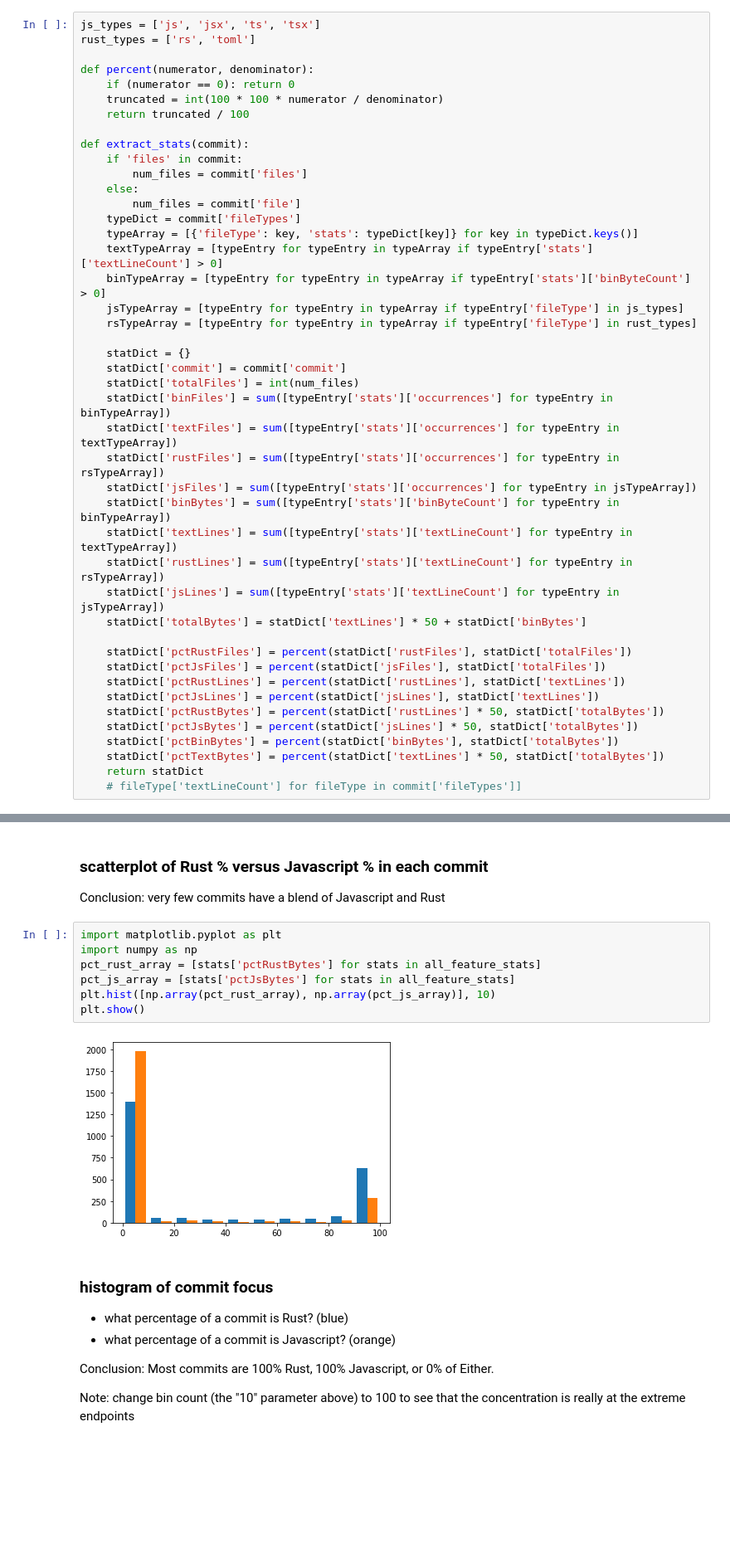
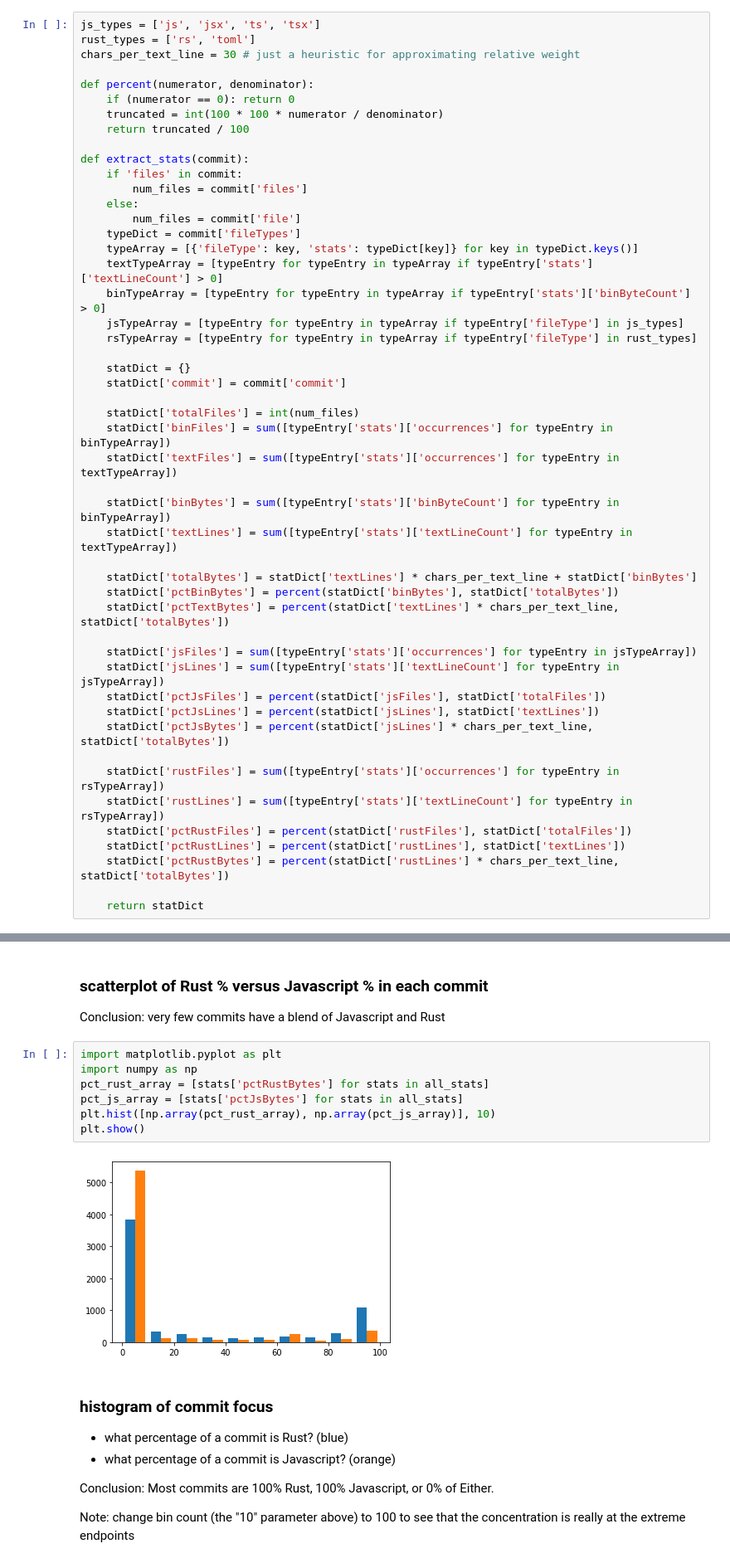
Before and after one commit to Deadman-DAO/Web3HackerNetwork, a Jupyter notebook: sandbox/notebooks/bob/commit_clustering.ipynb, the cells around one changed output, grey strips where cells are left out. Shown: that part at 83% size. Saved outputs shown, nothing was run; the diff lists cells and outputs as text; blank space fills up the shorter version.

Commit message:
final quick look commit, going to extract the stat extractor as a library

```diff
--- a/sandbox/notebooks/bob/commit_clustering.ipynb
+++ b/sandbox/notebooks/bob/commit_clustering.ipynb
@@ -54,6 +54,7 @@ for log in all_logs:
 # %%
 js_types = ['js', 'jsx', 'ts', 'tsx']
 rust_types = ['rs', 'toml']
+chars_per_text_line = 30 # just a heuristic for approximating relative weight
 
 def percent(numerator, denominator):
     if (numerator == 0): return 0
@@ -74,27 +75,31 @@ def extract_stats(commit):
 
     statDict = {}
     statDict['commit'] = commit['commit']
+
     statDict['totalFiles'] = int(num_files)
     statDict['binFiles'] = sum([typeEntry['stats']['occurrences'] for typeEntry in binTypeArray])
     statDict['textFiles'] = sum([typeEntry['stats']['occurrences'] for typeEntry in textTypeArray])
-    statDict['rustFiles'] = sum([typeEntry['stats']['occurrences'] for typeEntry in rsTypeArray])
-    statDict['jsFiles'] = sum([typeEntry['stats']['occurrences'] for typeEntry in jsTypeArray])
+
     statDict['binBytes'] = sum([typeEntry['stats']['binByteCount'] for typeEntry in binTypeArray])
     statDict['textLines'] = sum([typeEntry['stats']['textLineCount'] for typeEntry in textTypeArray])
+
+    statDict['totalBytes'] = statDict['textLines'] * chars_per_text_line + statDict['binBytes']
+    statDict['pctBinBytes'] = percent(statDict['binBytes'], statDict['totalBytes'])
+    statDict['pctTextBytes'] = percent(statDict['textLines'] * chars_per_text_line, statDict['totalBytes'])
+
+    statDict['jsFiles'] = sum([typeEntry['stats']['occurrences'] for typeEntry in jsTypeArray])
+    statDict['jsLines'] = sum([typeEntry['stats']['textLineCount'] for typeEntry in jsTypeArray])
+    statDict['pctJsFiles'] = percent(statDict['jsFiles'], statDict['totalFiles'])
+    statDict['pctJsLines'] = percent(statDict['jsLines'], statDict['textLines'])
+    statDict['pctJsBytes'] = percent(statDict['jsLines'] * chars_per_text_line, statDict['totalBytes'])
+
+    statDict['rustFiles'] = sum([typeEntry['stats']['occurrences'] for typeEntry in rsTypeArray])
     statDict['rustLines'] = sum([typeEntry['stats']['textLineCount'] for typeEntry in rsTypeArray])
-    statDict['jsLines'] = sum([typeEntry['stats']['textLineCount'] for typeEntry in jsTypeArray])
-    statDict['totalBytes'] = statDict['textLines'] * 50 + statDict['binBytes']
+    statDict['pctRustFiles'] = percent(statDict['rustFiles'], statDict['totalFiles'])
+    statDict['pctRustLines'] = percent(statDict['rustLines'], statDict['textLines'])
+    statDict['pctRustBytes'] = percent(statDict['rustLines'] * chars_per_text_line, statDict['totalBytes'])
 
-    statDict['pctRustFiles'] = percent(statDict['rustFiles'], statDict['totalFiles'])
-    statDict['pctJsFiles'] = percent(statDict['jsFiles'], statDict['totalFiles'])
-    statDict['pctRustLines'] = percent(statDict['rustLines'], statDict['textLines'])
-    statDict['pctJsLines'] = percent(statDict['jsLines'], statDict['textLines'])
-    statDict['pctRustBytes'] = percent(statDict['rustLines'] * 50, statDict['totalBytes'])
-    statDict['pctJsBytes'] = percent(statDict['jsLines'] * 50, statDict['totalBytes'])
-    statDict['pctBinBytes'] = percent(statDict['binBytes'], statDict['totalBytes'])
-    statDict['pctTextBytes'] = percent(statDict['textLines'] * 50, statDict['totalBytes'])
     return statDict
-    # fileType['textLineCount'] for fileType in commit['fileTypes']]
 # %%
 all_stats = []
 commit_map = {}
@@ -161,12 +166,12 @@ Conclusion: very few commits have a blend of Javascript and Rust
 # %%
 import matplotlib.pyplot as plt
 import numpy as np
-pct_rust_array = [stats['pctRustBytes'] for stats in all_feature_stats]
-pct_js_array = [stats['pctJsBytes'] for stats in all_feature_stats]
+pct_rust_array = [stats['pctRustBytes'] for stats in all_stats]
+pct_js_array = [stats['pctJsBytes'] for stats in all_stats]
 plt.hist([np.array(pct_rust_array), np.array(pct_js_array)], 10)
 plt.show()
 # %% [output]
-[figure, old version]
+[figure, new version]
 # %% [markdown]
 ### histogram of commit focus
 * what percentage of a commit is Rust? (blue)
```
Also changed, not shown: parts of 7 cells of this notebook.
